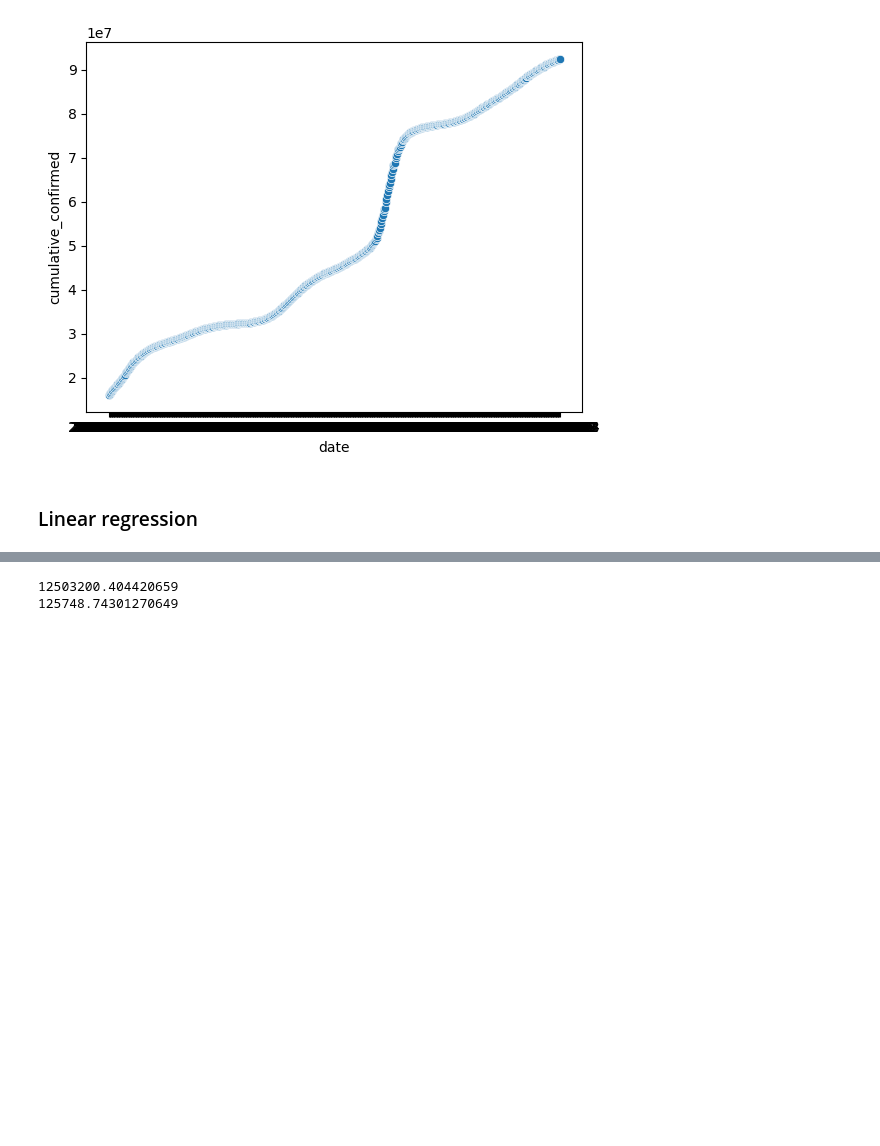
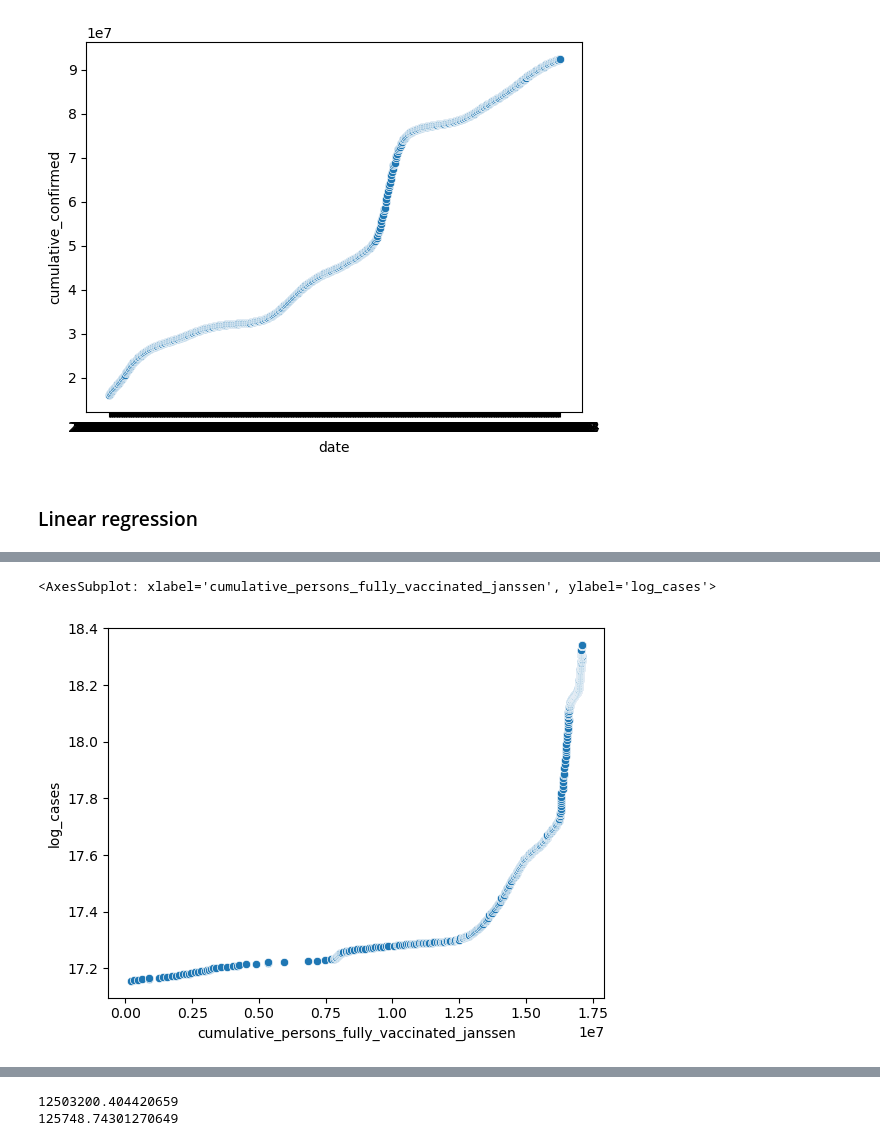
Before and after one commit to ev30/ML_Final_Project, a Jupyter notebook: code/ML_Project.ipynb, the cells around one changed output, grey strips where cells are left out. Saved outputs shown, nothing was run; the diff lists cells and outputs as text; code cells hidden in the pictures; blank space fills up the shorter version.

```diff
--- a/code/ML_Project.ipynb
+++ b/code/ML_Project.ipynb
@@ -138,0 +189,8 @@ def estimate_coefficients(x, y):
+# %%
+us_ev_df['log_vacc'] = np.log(us_ev_df['cumulative_persons_fully_vaccinated_janssen'])
+us_ev_df['log_cases'] = np.log(us_ev_df['cumulative_confirmed'])
+# %%
+sns.scatterplot(data=us_ev_df, x="cumulative_persons_fully_vaccinated_janssen", y="log_cases")
+# %% [output]
+<AxesSubplot: xlabel='cumulative_persons_fully_vaccinated_janssen', ylabel='log_cases'>
+[figure, added]
```
Also changed, not shown: parts of 48 cells of this notebook.
